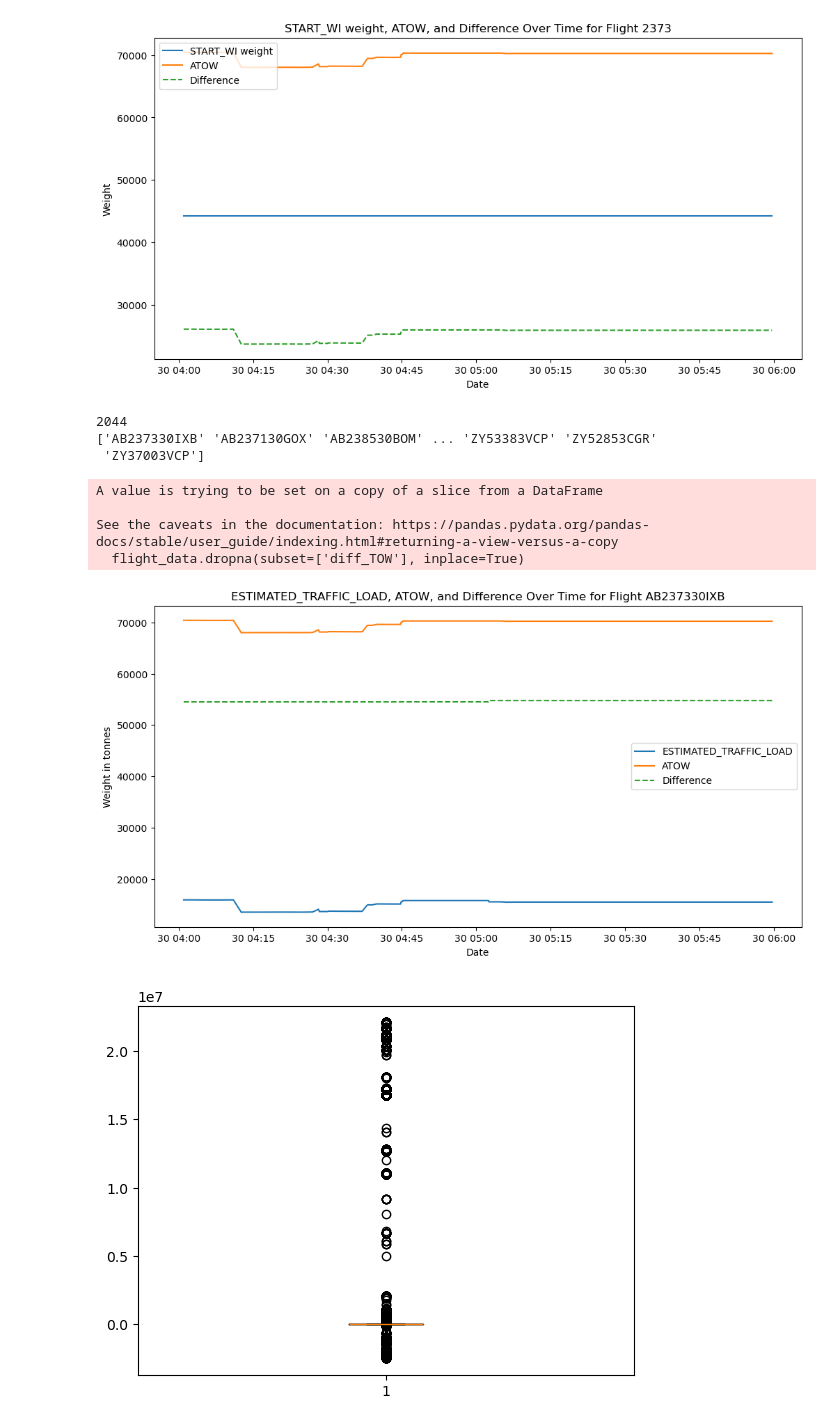
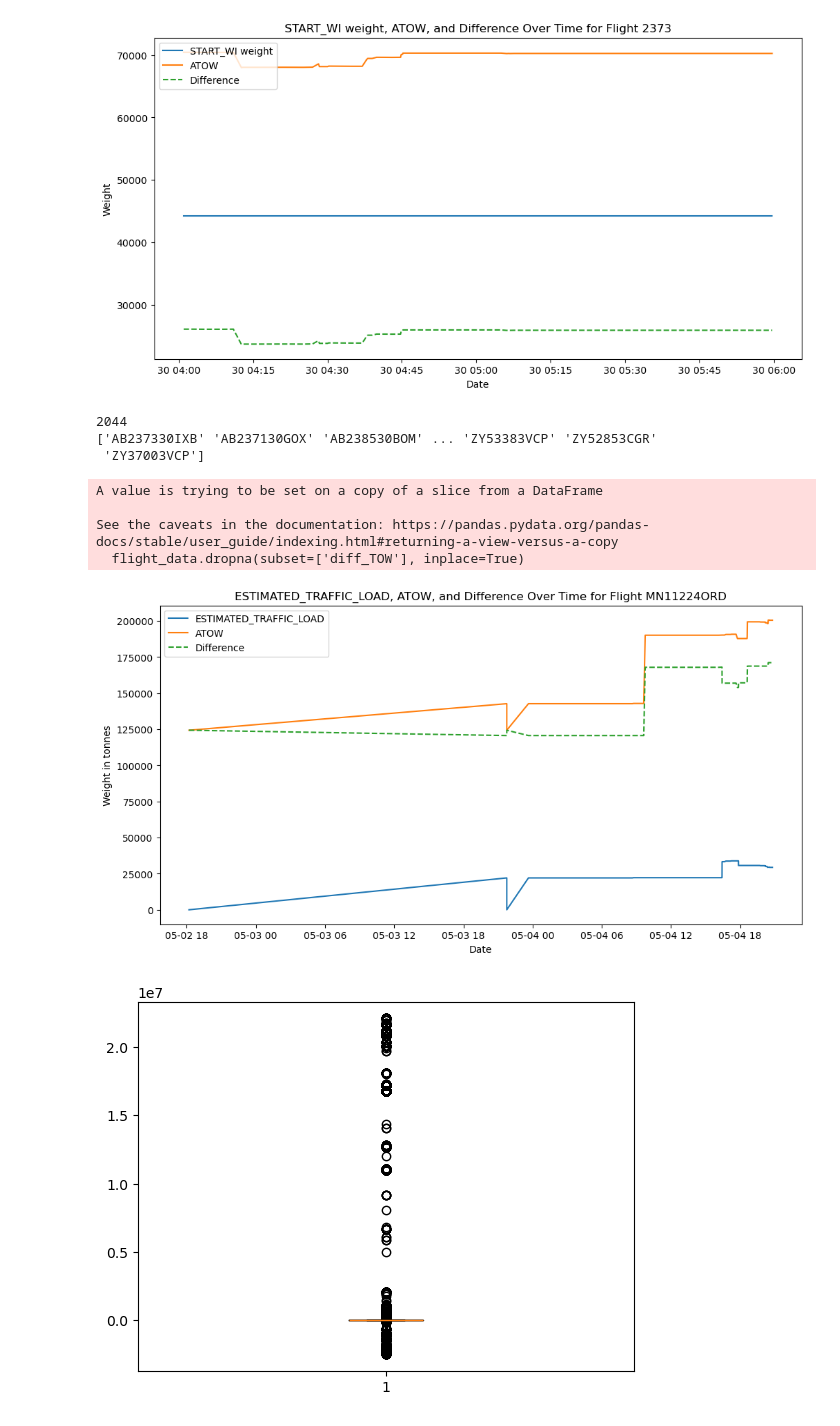
Before and after one commit to henrik-ra/Projektrealisierung, a Jupyter notebook: data_analysis.ipynb, the cells around one changed output. Saved outputs shown, nothing was run; the diff lists cells and outputs as text; code cells hidden in the pictures.

```diff
--- a/data_analysis.ipynb
+++ b/data_analysis.ipynb
@@ -10,7 +28,4 @@ import numpy as np
 # %%
-ab_df = pd.read_feather('processed_data/AB_airline_cleaned.feather')
-mn_df = pd.read_feather('processed_data/MN_airline_cleaned.feather')
-zy_df = pd.read_feather('processed_data/ZY_airline_cleaned.feather')
-
-df_1 = pd.concat([ab_df, mn_df])
-data = pd.concat([df_1, zy_df])
+ab_df = pd.read_feather('data/AB_key.feather')
+mn_df = pd.read_feather('data/MN_key.feather')
+zy_df = pd.read_feather('data/ZY_key.feather')
@@ -370,42 +386,43 @@ plt.legend()
 plt.show()
 # %% [output]
 [figure]
-# %%
-data["date"] = data.keys
-data["keys"] = data["airline_code"].astype(str) + data["flight_number"].astype(str) + data["flight_date"].astype(str) + data["departure_airport"].astype(str)
-print(data["flight_number"].nunique())
-print(data["keys"].unique())
-# %% [output]
-2044
-['AB237330IXB' 'AB237130GOX' 'AB238530BOM' ... 'ZY53383VCP' 'ZY52853CGR'
- 'ZY37003VCP']
+# %%
+
+print(data["flight_number"].nunique())
+print(data["keys"].unique())
+# %% [output]
+2044
+['AB237330IXB' 'AB237130GOX' 'AB238530BOM' ... 'ZY53383VCP' 'ZY52853CGR'
+ 'ZY37003VCP']
 # %%
 data["diff_TOW"]= data["ATOW"]-data["ESTIMATED_TRAFFIC_LOAD"]
 tow_data = data["diff_TOW"].dropna()
 # %%
 grouped = data.groupby('keys')
 
-flight_data = grouped.get_group("AB237330IXB")
+#flight_data = grouped.get_group("AB237330IXB")
+
+flight_data = grouped.get_group("MN11224ORD")
 
 #flight_data['diff_TOW'] = flight_data['ATOW'] - flight_data['ESTIMATED_TRAFFIC_LOAD']
 flight_data.dropna(subset=['diff_TOW'], inplace=True)
 
 # Plot ETOW, ATOW, and the difference over time
 plt.figure(figsize=(12,6))
 plt.plot(flight_data.index, flight_data['ESTIMATED_TRAFFIC_LOAD'], label='ESTIMATED_TRAFFIC_LOAD')
 plt.plot(flight_data.index, flight_data['ATOW'], label='ATOW')
 plt.plot(flight_data.index, flight_data['diff_TOW'], label='Difference', linestyle='--')
 plt.xlabel('Date')
 plt.ylabel('Weight in tonnes')
-plt.title('ESTIMATED_TRAFFIC_LOAD, ATOW, and Difference Over Time for Flight AB237330IXB')
+plt.title('ESTIMATED_TRAFFIC_LOAD, ATOW, and Difference Over Time for Flight MN11224ORD')
 plt.legend()
 plt.show()
 # %% [output]
 A value is trying to be set on a copy of a slice from a DataFrame
 
 See the caveats in the documentation: https://pandas.pydata.org/pandas-docs/stable/user_guide/indexing.html#returning-a-view-versus-a-copy
   flight_data.dropna(subset=['diff_TOW'], inplace=True)
-[figure, old version]
+[figure, new version]
 # %%
 # Creating plot
 plt.boxplot(tow_data)
```
Also changed, not shown: parts of 24 cells of this notebook.
